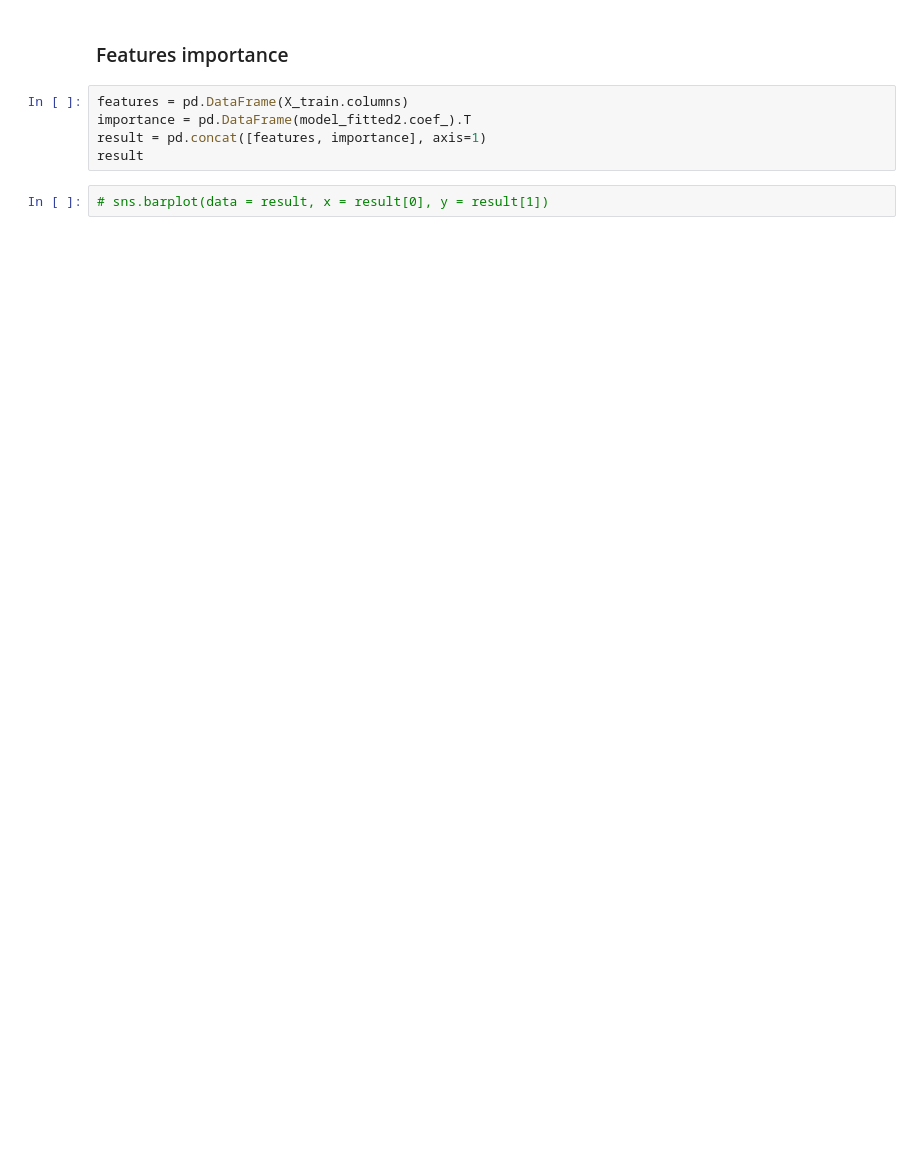
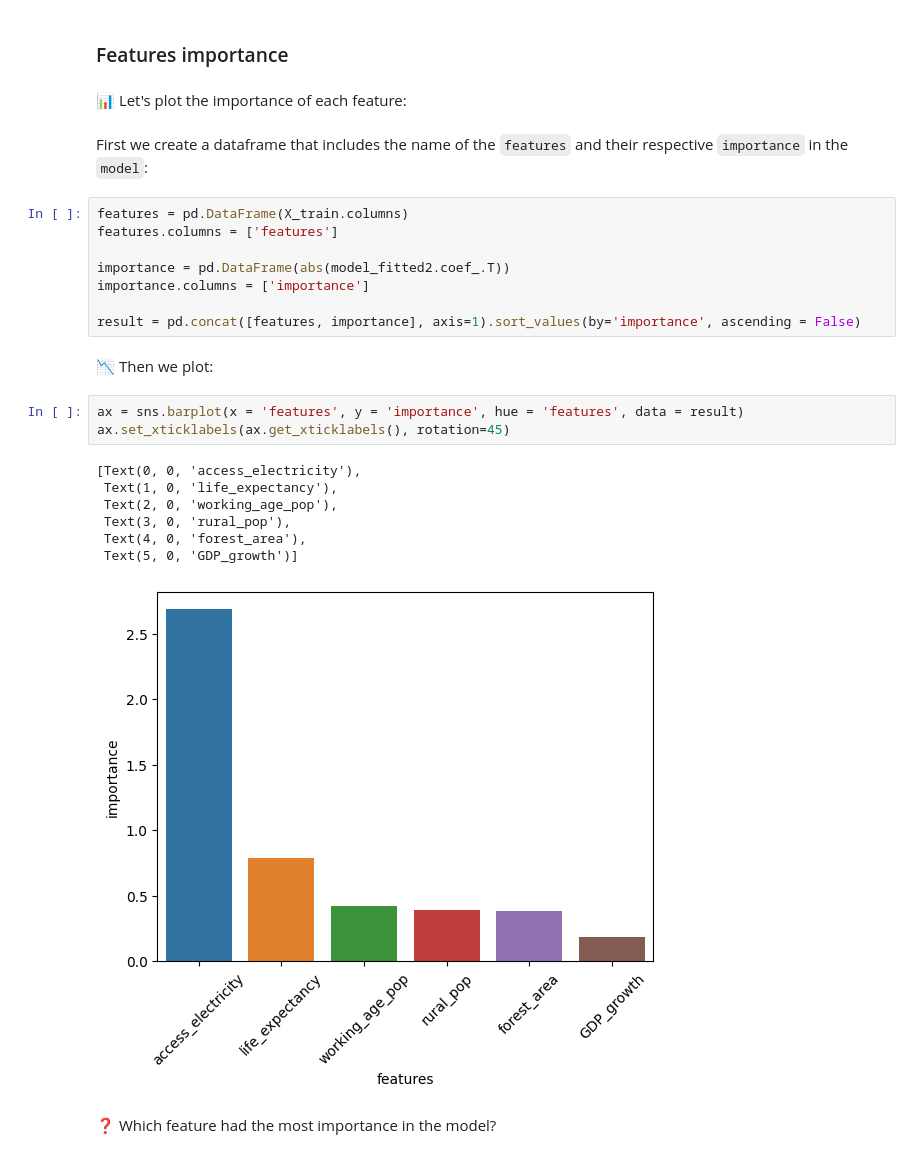
Before and after one commit to APepey/ML-workshop, a Jupyter notebook: challenge02_MLbasics.ipynb, the cells around one changed output. Cells and saved outputs as stored; diff of their text form; blank space fills up the shorter version.

```diff
--- a/challenge02_MLbasics.ipynb
+++ b/challenge02_MLbasics.ipynb
@@ -329,9 +517,29 @@ Our model improved!
 # %% [markdown]
 ### Features importance
+# %% [markdown]
+📊 Let's plot the importance of each feature:
+# %% [markdown]
+First we create a dataframe that includes the name of the `features` and their respective `importance` in the `model`:
 # %%
 features = pd.DataFrame(X_train.columns)
-importance = pd.DataFrame(model_fitted2.coef_).T
-result = pd.concat([features, importance], axis=1)
-result
+features.columns = ['features']
+
+importance = pd.DataFrame(abs(model_fitted2.coef_.T))
+importance.columns = ['importance']
+
+result = pd.concat([features, importance], axis=1).sort_values(by='importance', ascending = False)
-# %%
-# sns.barplot(data = result, x = result[0], y = result[1])
+# %% [markdown]
+📉 Then we plot:
+# %%
+ax = sns.barplot(x = 'features', y = 'importance', hue = 'features', data = result)
+ax.set_xticklabels(ax.get_xticklabels(), rotation=45)
+# %% [output]
+[Text(0, 0, 'access_electricity'),
+ Text(1, 0, 'life_expectancy'),
+ Text(2, 0, 'working_age_pop'),
+ Text(3, 0, 'rural_pop'),
+ Text(4, 0, 'forest_area'),
+ Text(5, 0, 'GDP_growth')]
+[figure, added]
+# %% [markdown]
+❓ Which feature had the most importance in the model?
```
Also changed, not shown: parts of 71 cells of this notebook, 1 other file.
